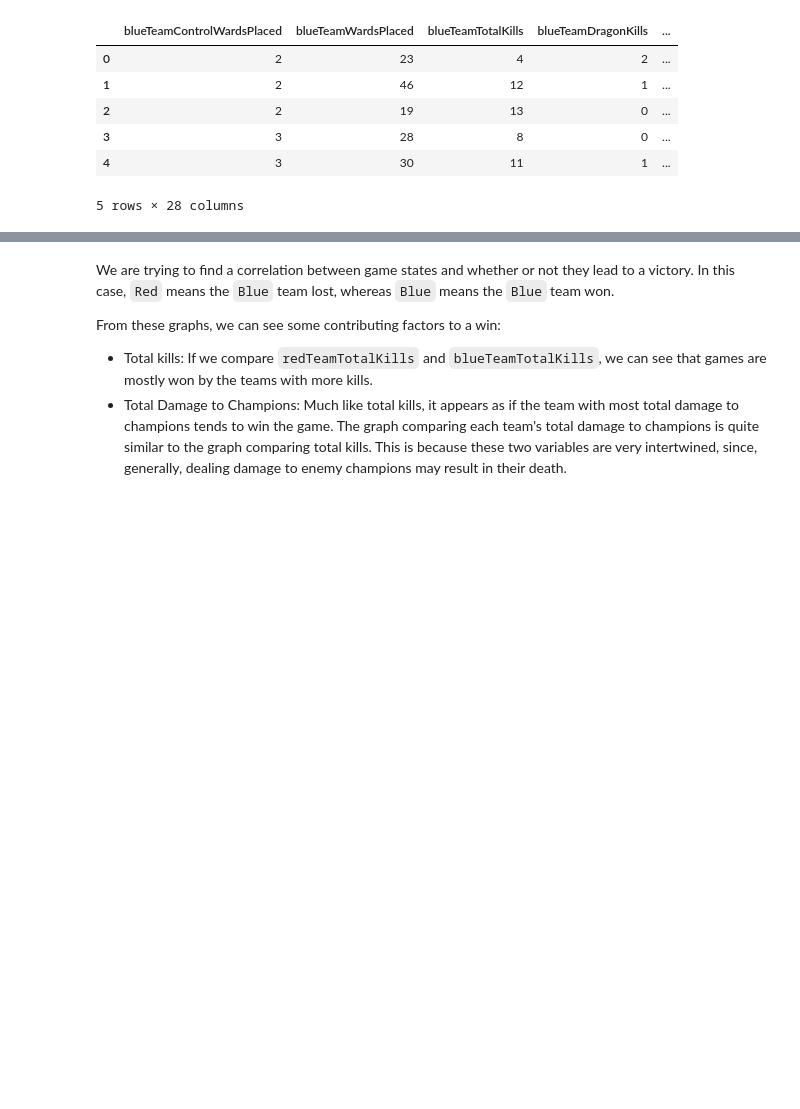
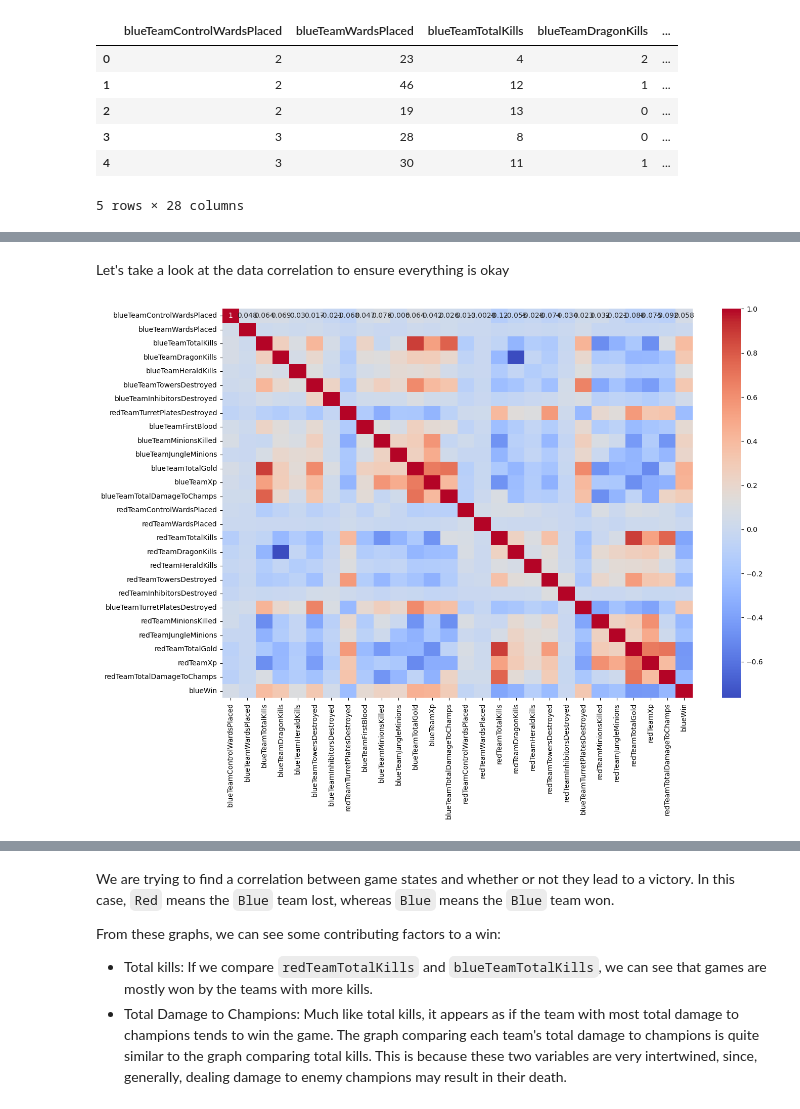
Before and after one commit to Tonevanda/IA, a Jupyter notebook: proj2/code.ipynb, the cells around one changed output, grey strips where cells are left out. Saved outputs shown, nothing was run; the diff lists cells and outputs as text; code cells hidden in the pictures; blank space fills up the shorter version.

```diff
--- a/proj2/code.ipynb
+++ b/proj2/code.ipynb
@@ -49,0 +41,9 @@ data.describe()
+# %% [markdown]
+Let's take a look at the data correlation to ensure everything is okay
+# %%
+correlation = data.corr()
+plt.figure(figsize=(15,10))
+sb.heatmap(correlation, annot=True, cmap='coolwarm')
+plt.show()
+# %% [output]
+[figure, added]
```
Also changed, not shown: parts of 18 cells of this notebook.
